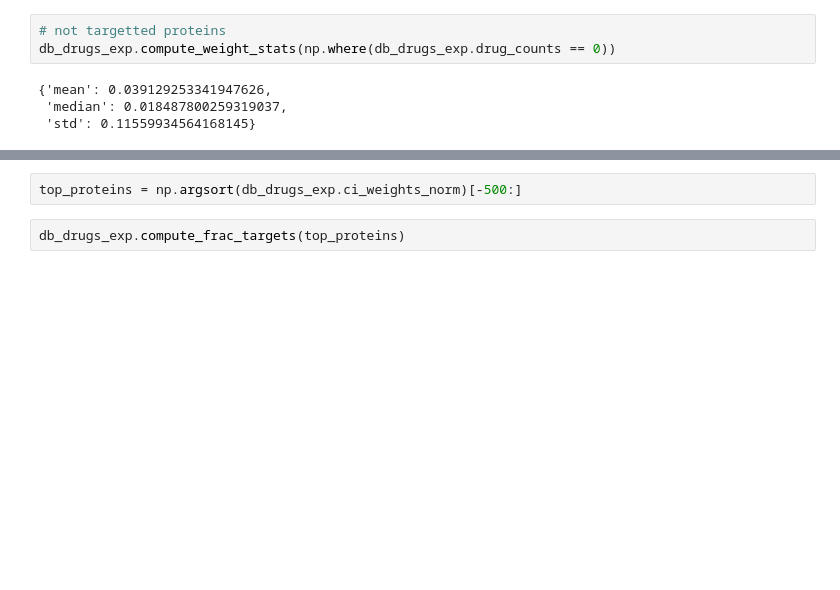
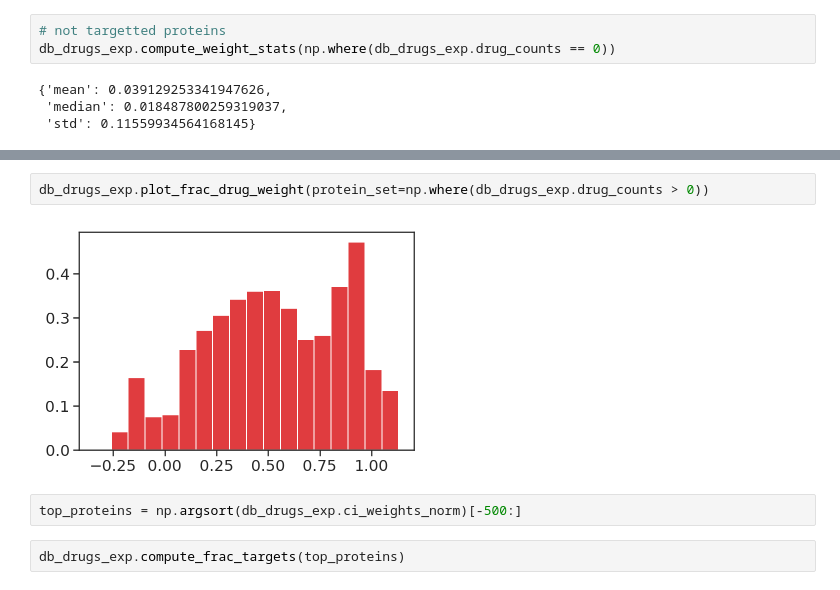
Before and after one commit to seyuboglu/milieu, a Jupyter notebook: experiments/lci_analysis/lci_analysis.ipynb, the cells around one changed output, grey strips where cells are left out. Saved outputs shown, nothing was run; the diff lists cells and outputs as text; blank space fills up the shorter version.

```diff
--- a/experiments/lci_analysis/lci_analysis.ipynb
+++ b/experiments/lci_analysis/lci_analysis.ipynb
@@ -718,3 +720,7 @@ db_drugs_exp.plot_drug_weight_dist({"drug target": np.where(db_drugs_exp.drug_co
+# %%
+db_drugs_exp.plot_frac_drug_weight(protein_set=np.where(db_drugs_exp.drug_counts > 0))
+# %% [output]
+[figure, added]
 # %%
 top_proteins = np.argsort(db_drugs_exp.ci_weights_norm)[-500:]
 # %%
```
Also changed, not shown: parts of 14 cells of this notebook, 11 other files.
